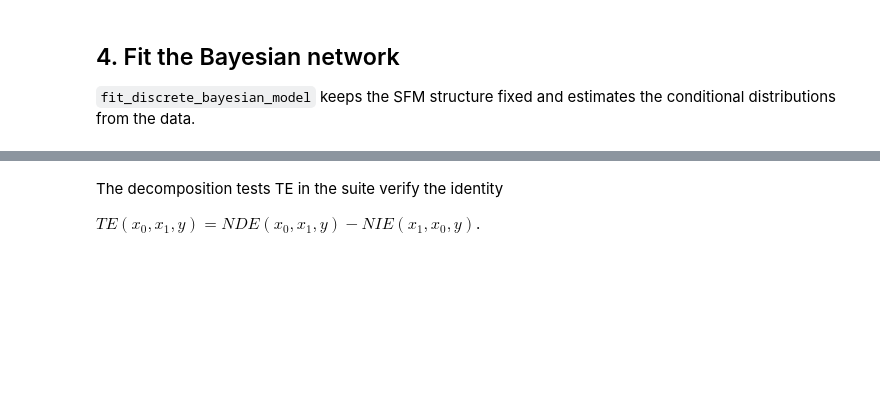
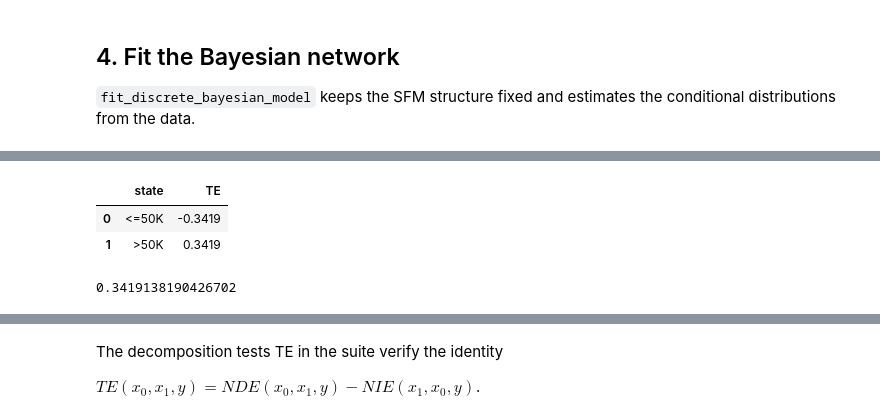
Before and after one commit to Erhtric/fairmind-causal-fairness-analysis, a Jupyter notebook: notebooks/adult_dataset_example_6.ipynb, the cells around one changed output, grey strips where cells are left out. Drawn from its saved outputs; the diff is of its cells as text; code cells hidden in the pictures; blank space fills up the shorter version.

```diff
--- a/notebooks/adult_dataset_example_6.ipynb
+++ b/notebooks/adult_dataset_example_6.ipynb
@@ -84,0 +103,19 @@ df["S2_gender"] = df["S2_gender"].astype("category")
+# %%
+education_order = [
+    "Preschool",
+    "1st-4th",
+    "5th-6th",
+    "7th-8th",
+    "9th",
+    "10th",
+    "11th",
+    "12th",
+    "HS-grad",
+    "Some-college",
+    "Assoc-voc",
+    "Assoc-acdm",
+    "Bachelors",
+    "Masters",
+    "Prof-school",
+    "Doctorate",
+]
@@ -252,0 +228,14 @@ results
+# %%
+target_states = bn.get_cpds(outcome_attr).state_names[outcome_attr]
+te_distribution = effect_distribution(TE, bn, outcome_attr, private_attr, x0, x1)
+
+pd.DataFrame({"state": target_states, "TE": te_distribution}).round(4)
+# %% [output]
+|  | state | TE |
+| 0 | <=50K | -0.3419 |
+| 1 | >50K | 0.3419 |
+# %%
+utility_map = {"<=50K": 0.0, ">50K": 1.0}
+utility_weighted_effect(TE, bn, outcome_attr, private_attr, x0, x1, utility_map)
+# %% [output]
+0.3419138190426702
```
Also changed, not shown: parts of 38 cells of this notebook, 11 other files.
